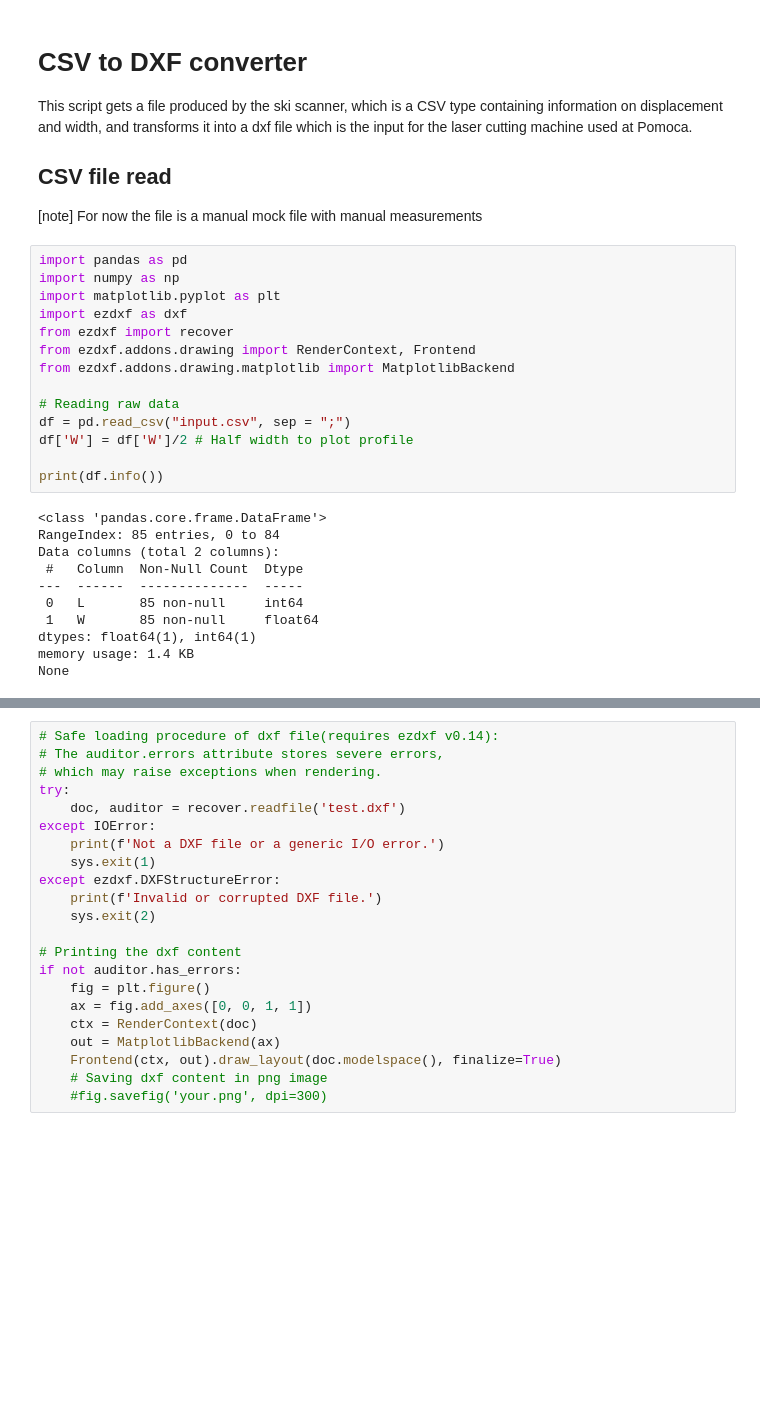
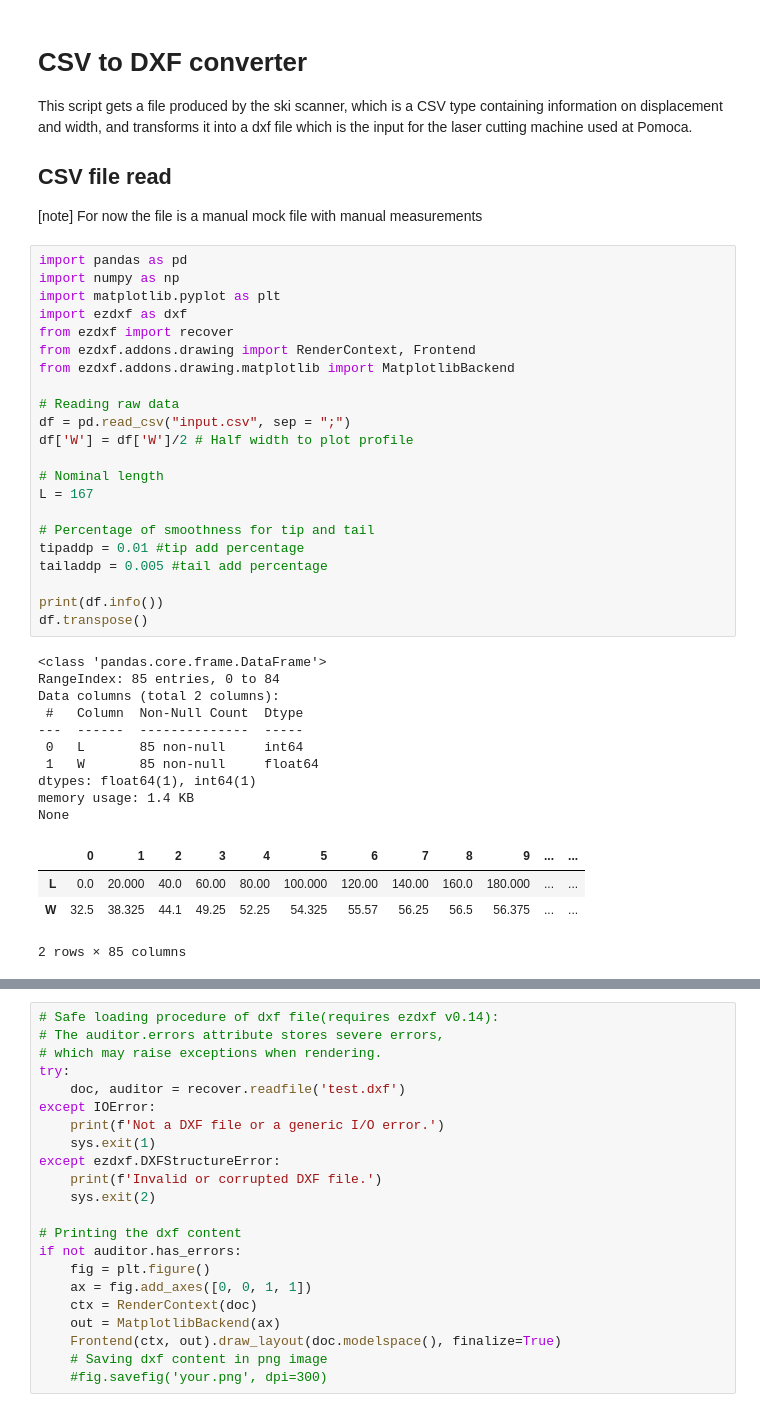
Before and after one commit to raphaFanti/skiScanner-DataLogger, a Jupyter notebook: Post processing/csv to dxf decoder.ipynb, the cells around one changed output, grey strips where cells are left out. Saved outputs shown, nothing was run; the diff lists cells and outputs as text; blank space fills up the shorter version.

```diff
--- a/Post processing/csv to dxf decoder.ipynb
+++ b/Post processing/csv to dxf decoder.ipynb
@@ -10,28 +10,40 @@ This script gets a file produced by the ski scanner, which is a CSV type contain
 # %%
 import pandas as pd
 import numpy as np
 import matplotlib.pyplot as plt
 import ezdxf as dxf
 from ezdxf import recover
 from ezdxf.addons.drawing import RenderContext, Frontend
 from ezdxf.addons.drawing.matplotlib import MatplotlibBackend
 
 # Reading raw data
 df = pd.read_csv("input.csv", sep = ";")
 df['W'] = df['W']/2 # Half width to plot profile
 
+# Nominal length
+L = 167
+
+# Percentage of smoothness for tip and tail
+tipaddp = 0.01 #tip add percentage
+tailaddp = 0.005 #tail add percentage
+
 print(df.info())
+df.transpose()
 # %% [output]
 <class 'pandas.core.frame.DataFrame'>
 RangeIndex: 85 entries, 0 to 84
 Data columns (total 2 columns):
  #   Column  Non-Null Count  Dtype
 ---  ------  --------------  -----
  0   L       85 non-null     int64
  1   W       85 non-null     float64
 dtypes: float64(1), int64(1)
 memory usage: 1.4 KB
 None
+|  | 0 | 1 | 2 | 3 | 4 | 5 | 6 | 7 | 8 | 9 | ... | ... |
+| L | 0.0 | 20.000 | 40.0 | 60.00 | 80.00 | 100.000 | 120.00 | 140.00 | 160.0 | 180.000 | ... | ... |
+| W | 32.5 | 38.325 | 44.1 | 49.25 | 52.25 | 54.325 | 55.57 | 56.25 | 56.5 | 56.375 | ... | ... |
+2 rows × 85 columns
 # %%
 # Plot two sides of the ski
 
```
Also changed, not shown: parts of 4 cells of this notebook, 1 other file.
